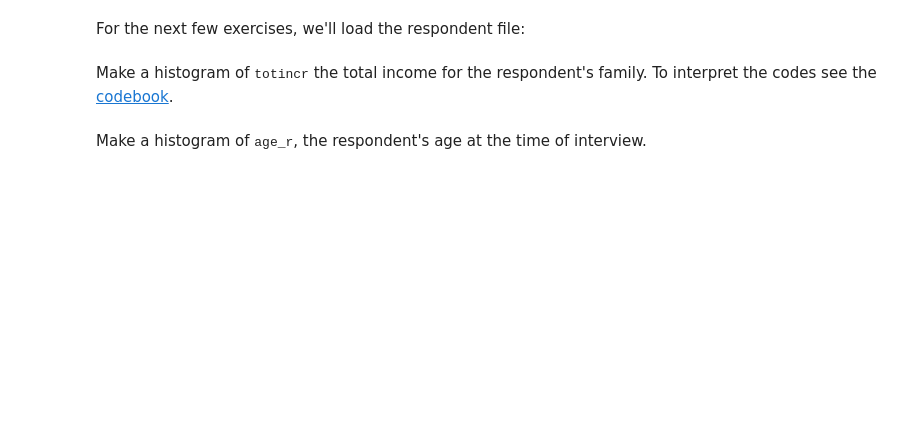
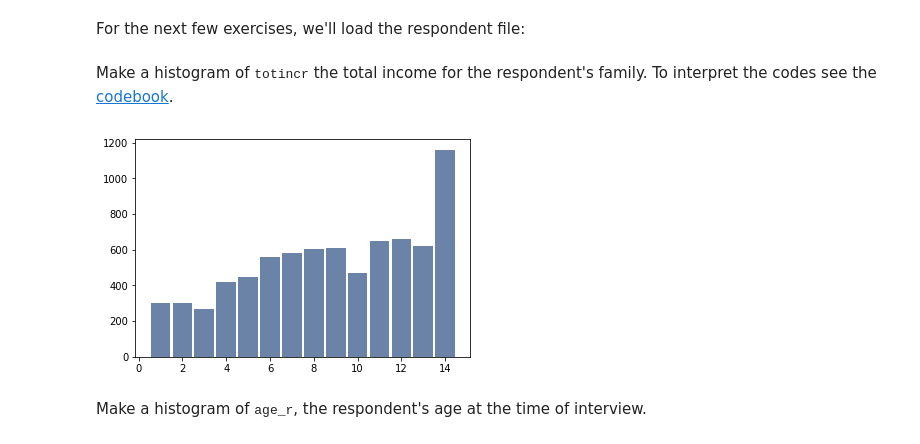
Before and after one commit to ZeroFactor/ThinkStats2, a Jupyter notebook: code/chap02ex.ipynb, the cells around one changed output. Drawn from its saved outputs; the diff is of its cells as text; code cells hidden in the pictures; blank space fills up the shorter version.

```diff
--- a/code/chap02ex.ipynb
+++ b/code/chap02ex.ipynb
@@ -250,2 +269,8 @@ Make a histogram of <tt>totincr</tt> the total income for the respondent's famil
+# %%
+# Solution goes here
+inc = thinkstats2.Hist(resp.totincr, label='Income Code')
+thinkplot.Hist(inc)
+# %% [output]
+[figure, added]
 # %% [markdown]
 Make a histogram of <tt>age_r</tt>, the respondent's age at the time of interview.
```
Also changed, not shown: parts of 24 cells of this notebook, 1 other file.
